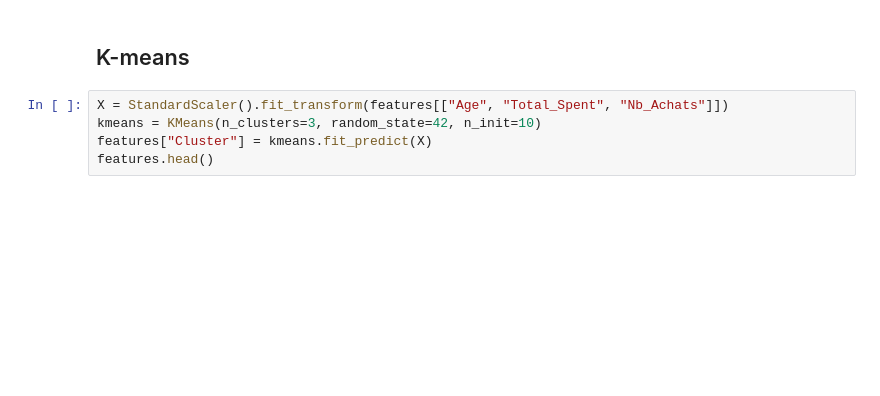
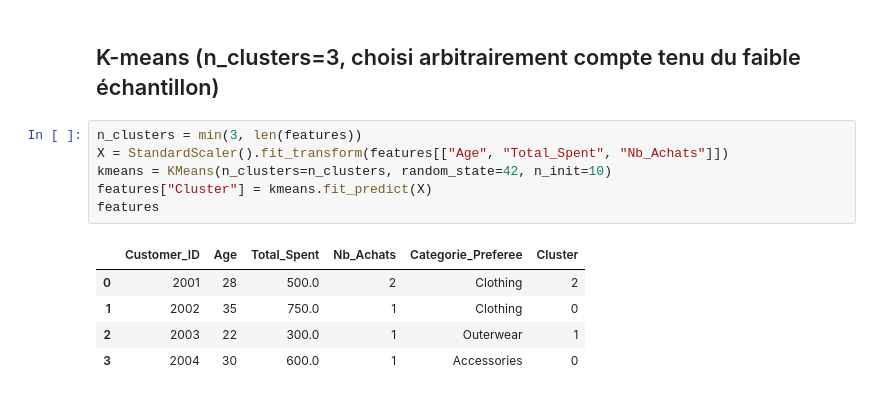
Before and after one commit to N-H4rY/analyse-optimisation-marketing, a Jupyter notebook: notebooks/M3_segmentation_client.ipynb, the cells around one changed output. Cells and saved outputs as stored; diff of their text form; blank space fills up the shorter version.

```diff
--- a/notebooks/M3_segmentation_client.ipynb
+++ b/notebooks/M3_segmentation_client.ipynb
@@ -28,7 +48,14 @@ features.head()
-# %% [markdown]
-## K-means
+# %% [markdown]
+## K-means (n_clusters=3, choisi arbitrairement compte tenu du faible échantillon)
 # %%
+n_clusters = min(3, len(features))
 X = StandardScaler().fit_transform(features[["Age", "Total_Spent", "Nb_Achats"]])
-kmeans = KMeans(n_clusters=3, random_state=42, n_init=10)
+kmeans = KMeans(n_clusters=n_clusters, random_state=42, n_init=10)
 features["Cluster"] = kmeans.fit_predict(X)
-features.head()
+features
+# %% [output]
+|  | Customer_ID | Age | Total_Spent | Nb_Achats | Categorie_Preferee | Cluster |
+| 0 | 2001 | 28 | 500.0 | 2 | Clothing | 2 |
+| 1 | 2002 | 35 | 750.0 | 1 | Clothing | 0 |
+| 2 | 2003 | 22 | 300.0 | 1 | Outerwear | 1 |
+| 3 | 2004 | 30 | 600.0 | 1 | Accessories | 0 |
```
Also changed, not shown: parts of 10 cells of this notebook, 8 other files.
